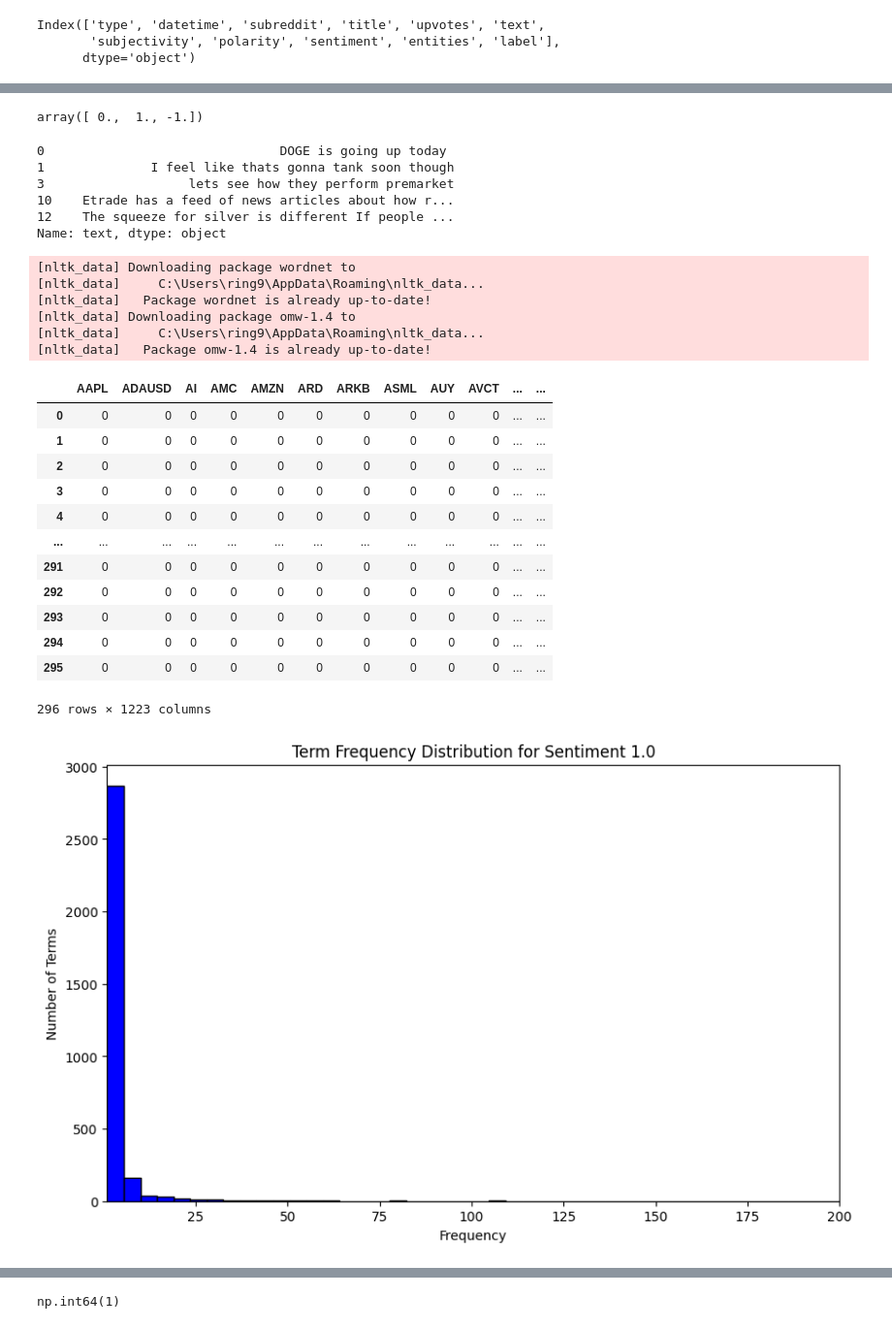
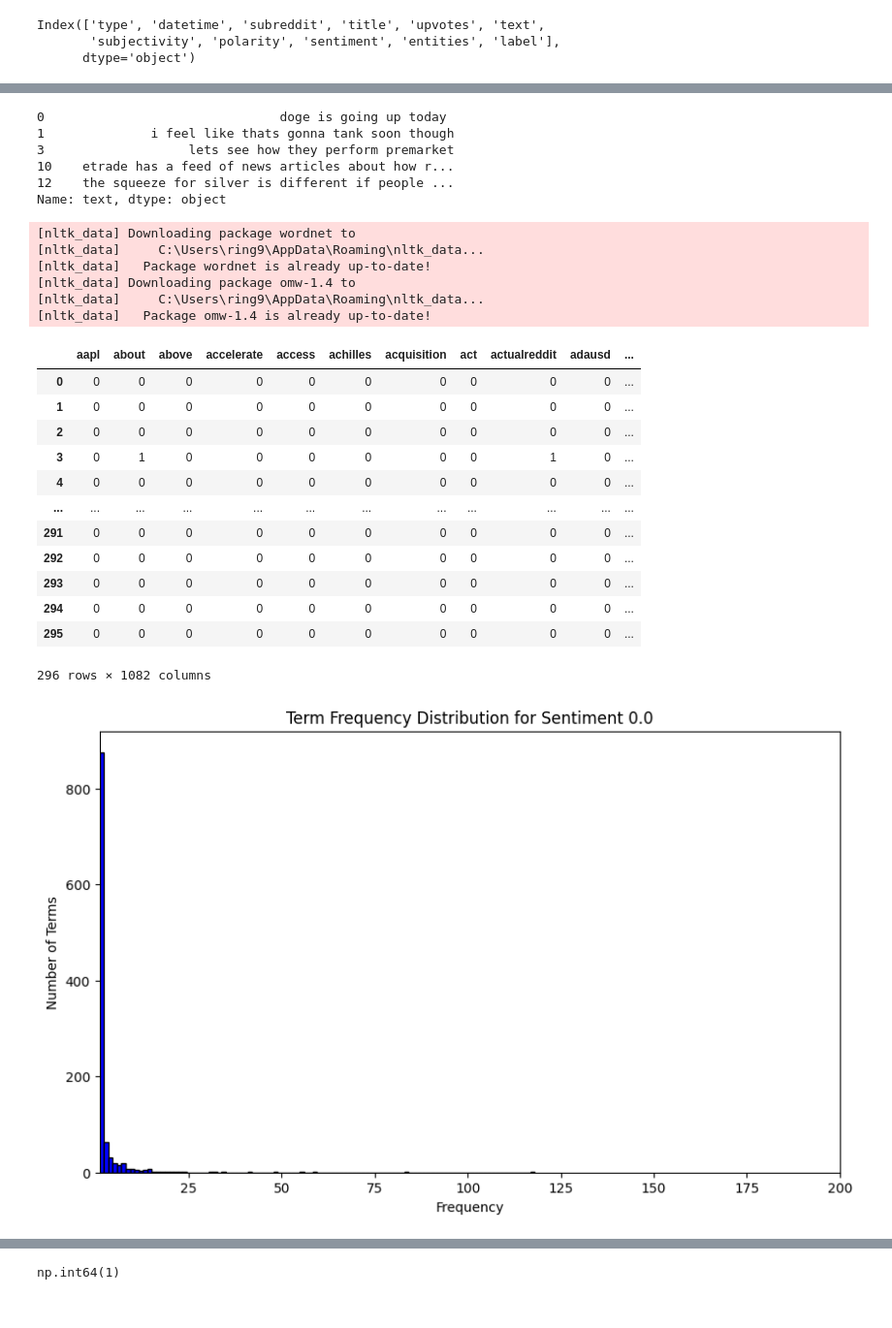
Before and after one commit to lu1hOAO/DM2025-Lab1-Exercise, a Jupyter notebook: DM2025-Lab1-Homework.ipynb, the cells around one changed output, grey strips where cells are left out. Shown at 97% size. Saved outputs shown, nothing was run; the diff lists cells and outputs as text; code cells hidden in the pictures.

```diff
--- a/DM2025-Lab1-Homework.ipynb
+++ b/DM2025-Lab1-Homework.ipynb
@@ -408,7 +416,8 @@ Index(['type', 'datetime', 'subreddit', 'title', 'upvotes', 'text',
 # %%
 import re
 def remove_digits(text):
-    return re.sub(r'[^A-Za-z\s]+', '', text)
+    text = text.lower()
+    return re.sub(r'[^a-z\s]+', '', text)
 # %%
 df['text']=df['text'].apply(remove_digits)
 df['text'].head()
@@ -429,18 +437,14 @@ sentiments_dfs = {}  # Dictionary to store DataFrames for each category
 
 for sentiment in sentiments:
     sentiments_dfs[sentiment] = df[df['sentiment'] == sentiment].copy()
-# %%
-sentiments
-# %% [output]
-array([ 0.,  1., -1.])
 # %%
 sentiments_dfs[0]['text'].head()
 # %% [output]
-0                               DOGE is going up today
-1              I feel like thats gonna tank soon though
+0                               doge is going up today
+1              i feel like thats gonna tank soon though
 3                   lets see how they perform premarket
-10    Etrade has a feed of news articles about how r...
-12    The squeeze for silver is different If people ...
+10    etrade has a feed of news articles about how r...
+12    the squeeze for silver is different if people ...
 Name: text, dtype: object
 # %%
 from nltk.stem import WordNetLemmatizer
@@ -472,32 +476,32 @@ for sentiment in sentiments:
 # %%
 filt_term_document_dfs[0]
 # %% [output]
-|  | AAPL | ADAUSD | AI | AMC | AMZN | ARD | ARKB | ASML | AUY | AVCT | ... | ... |
-| 0 | 0 | 0 | 0 | 0 | 0 | 0 | 0 | 0 | 0 | 0 | ... | ... |
-| 1 | 0 | 0 | 0 | 0 | 0 | 0 | 0 | 0 | 0 | 0 | ... | ... |
-| 2 | 0 | 0 | 0 | 0 | 0 | 0 | 0 | 0 | 0 | 0 | ... | ... |
-| 3 | 0 | 0 | 0 | 0 | 0 | 0 | 0 | 0 | 0 | 0 | ... | ... |
-| 4 | 0 | 0 | 0 | 0 | 0 | 0 | 0 | 0 | 0 | 0 | ... | ... |
-| ... | ... | ... | ... | ... | ... | ... | ... | ... | ... | ... | ... | ... |
-| 291 | 0 | 0 | 0 | 0 | 0 | 0 | 0 | 0 | 0 | 0 | ... | ... |
-| 292 | 0 | 0 | 0 | 0 | 0 | 0 | 0 | 0 | 0 | 0 | ... | ... |
-| 293 | 0 | 0 | 0 | 0 | 0 | 0 | 0 | 0 | 0 | 0 | ... | ... |
-| 294 | 0 | 0 | 0 | 0 | 0 | 0 | 0 | 0 | 0 | 0 | ... | ... |
-| 295 | 0 | 0 | 0 | 0 | 0 | 0 | 0 | 0 | 0 | 0 | ... | ... |
+|  | aapl | about | above | accelerate | access | achilles | acquisition | act | actualreddit | adausd | ... |
+| 0 | 0 | 0 | 0 | 0 | 0 | 0 | 0 | 0 | 0 | 0 | ... |
+| 1 | 0 | 0 | 0 | 0 | 0 | 0 | 0 | 0 | 0 | 0 | ... |
+| 2 | 0 | 0 | 0 | 0 | 0 | 0 | 0 | 0 | 0 | 0 | ... |
+| 3 | 0 | 1 | 0 | 0 | 0 | 0 | 0 | 0 | 1 | 0 | ... |
+| 4 | 0 | 0 | 0 | 0 | 0 | 0 | 0 | 0 | 0 | 0 | ... |
+| ... | ... | ... | ... | ... | ... | ... | ... | ... | ... | ... | ... |
+| 291 | 0 | 0 | 0 | 0 | 0 | 0 | 0 | 0 | 0 | 0 | ... |
+| 292 | 0 | 0 | 0 | 0 | 0 | 0 | 0 | 0 | 0 | 0 | ... |
+| 293 | 0 | 0 | 0 | 0 | 0 | 0 | 0 | 0 | 0 | 0 | ... |
+| 294 | 0 | 0 | 0 | 0 | 0 | 0 | 0 | 0 | 0 | 0 | ... |
+| 295 | 0 | 0 | 0 | 0 | 0 | 0 | 0 | 0 | 0 | 0 | ... |
-296 rows × 1223 columns
+296 rows × 1082 columns
 # %%
-sentiment_number=1 # from 0 to 2
+sentiment_number=0
 word_counts = filt_term_document_dfs[sentiments[sentiment_number]].sum(axis=0).to_numpy()
 
 # Visualize the frequency distribution
 plt.figure(figsize=(10, 6))
 plt.hist(word_counts, bins=100, color='blue', edgecolor='black')
 plt.title(f'Term Frequency Distribution for Sentiment {sentiments[sentiment_number]}')
 plt.xlabel('Frequency')
 plt.ylabel('Number of Terms')
 plt.xlim(1, 200)
 plt.show()
 # %% [output]
-[figure, old version]
+[figure, new version]
 # %%
 import numpy as np
```
Also changed, not shown: parts of 68 cells of this notebook.
